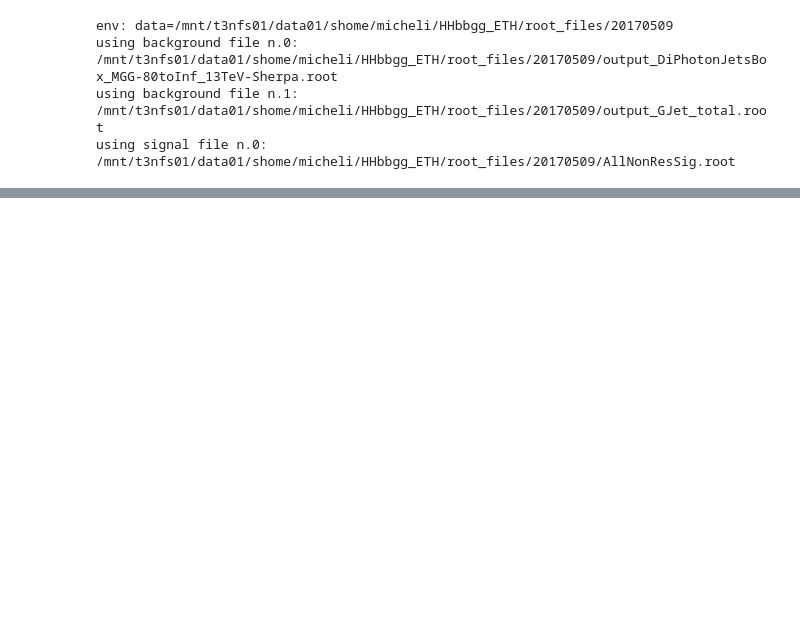
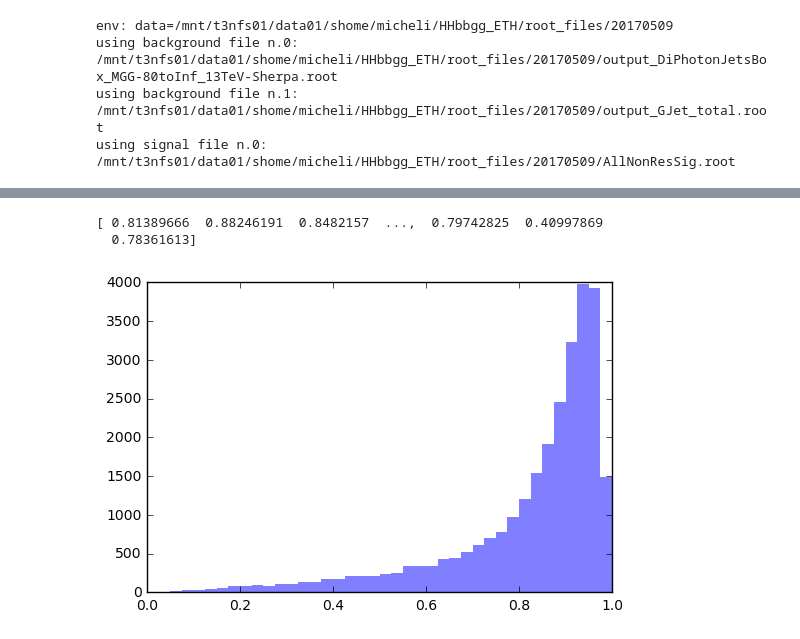
Before and after one commit to michelif/HHbbgg_ETH, a Jupyter notebook: Training/notebooks/trainMVAHHbbgg_allMC.ipynb, the cells around one changed output, grey strips where cells are left out. Drawn from its saved outputs; the diff is of its cells as text; code cells hidden in the pictures; blank space fills up the shorter version.

```diff
--- a/Training/notebooks/trainMVAHHbbgg_allMC.ipynb
+++ b/Training/notebooks/trainMVAHHbbgg_allMC.ipynb
@@ -100,0 +180,19 @@ print y_bkg
+# %%
+bkg_train = X_total_train[y_total_train == -2]
+print clf.predict_proba(bkg_train)[:,1]
+Y_pred_bkg_train = clf.predict_proba(bkg_train)[:,1]
+
+Histo_training_S = np.histogram(Y_pred_bkg_train,bins=40,range=(0,1))
+ax1 = plt.subplot(111)
+
+bin_edges = Histo_training_S[1]
+bin_centers = ( bin_edges[:-1] + bin_edges[1:]  ) /2.
+bin_widths = (bin_edges[1:] - bin_edges[:-1])
+
+
+ax1.bar(bin_centers-bin_widths/2.,Histo_training_S[0],facecolor='blue',linewidth=0,width=bin_widths,label='S (Train)',alpha=0.5)
+plt.show()
+# %% [output]
+[ 0.81389666  0.88246191  0.8482157  ...,  0.79742825  0.40997869
+  0.78361613]
+[figure, added]
```
Also changed, not shown: parts of 9 cells of this notebook, 2 other files.
